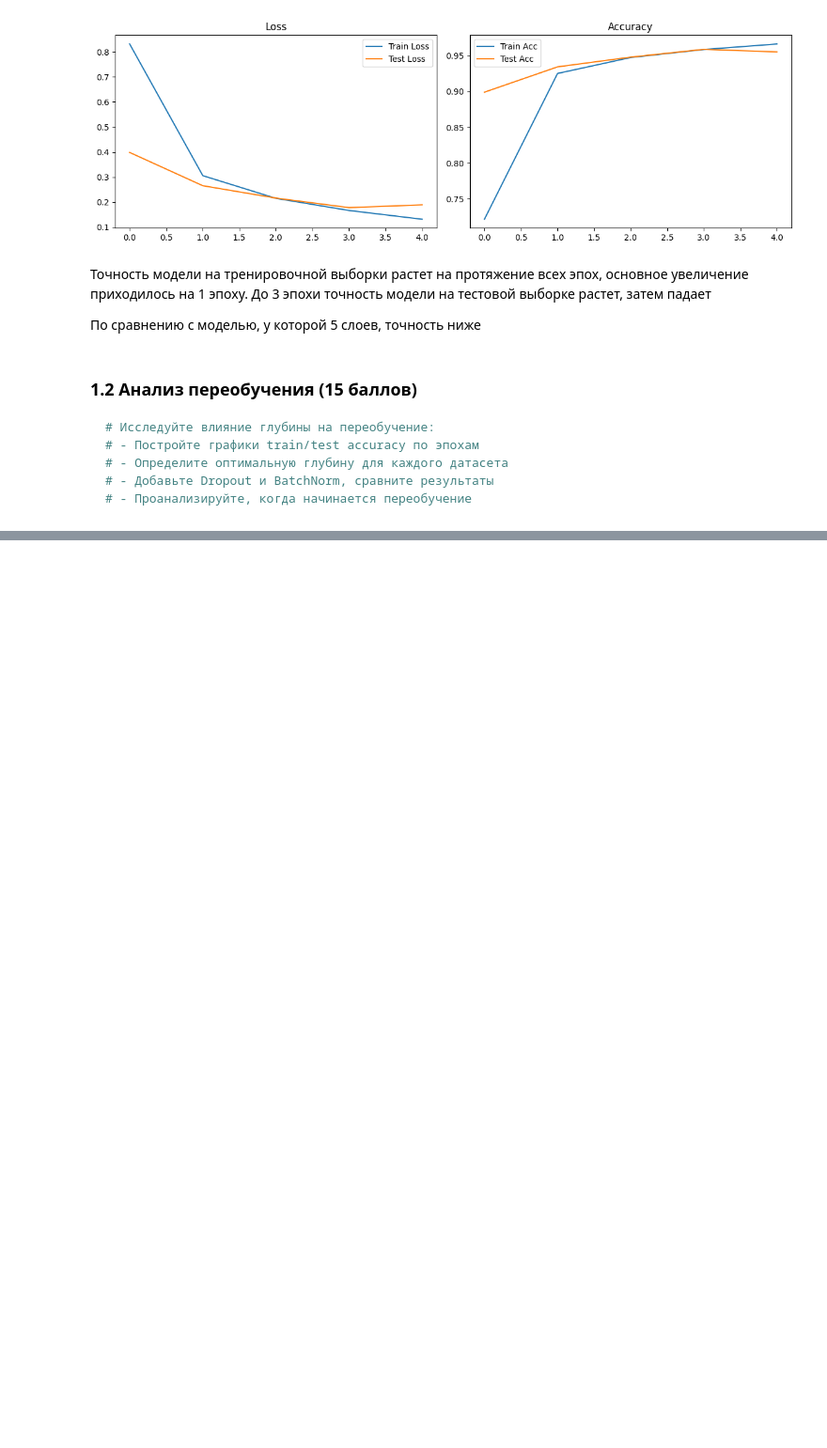
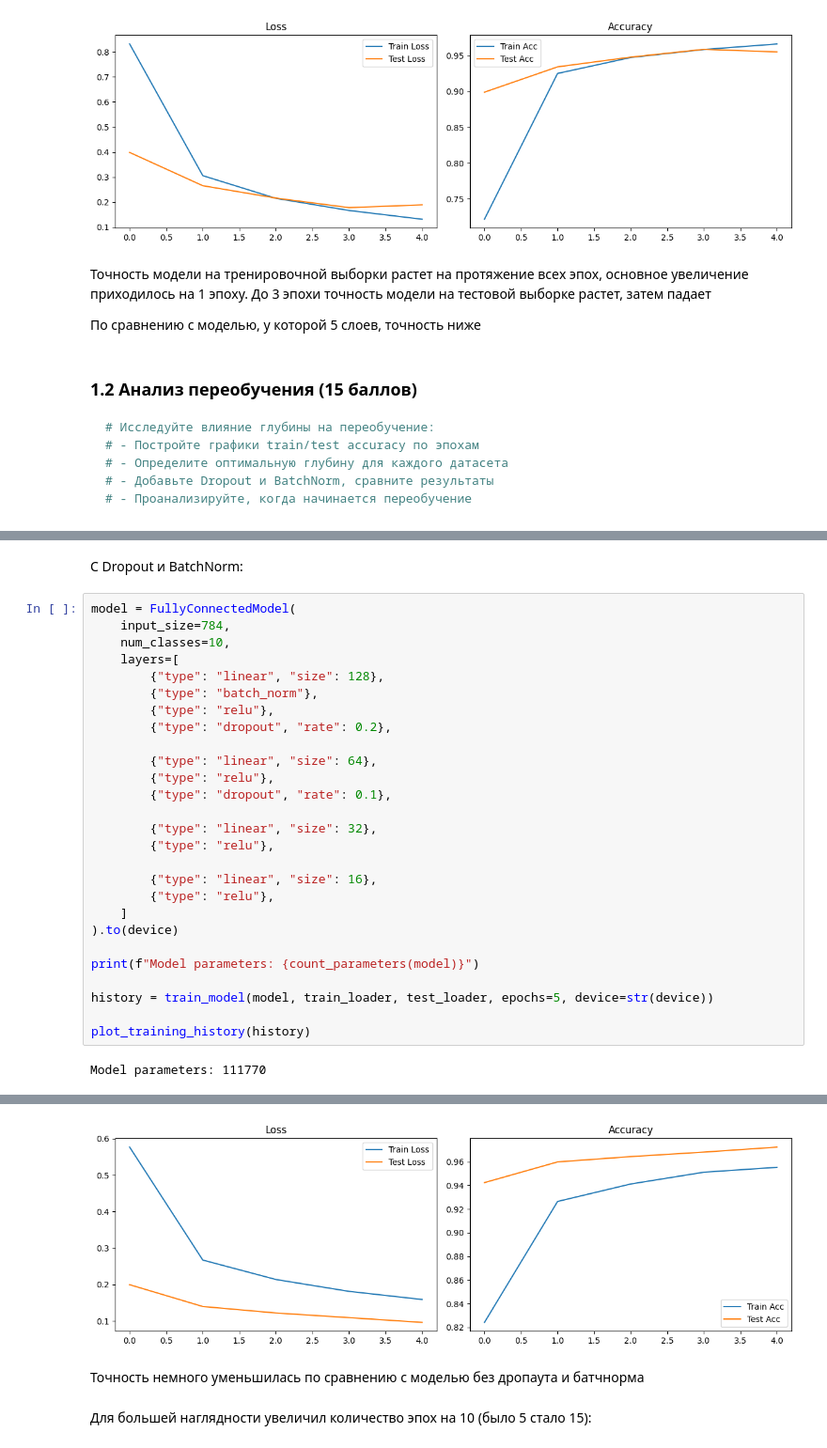
Before and after one commit to experiencedInternetUser/torch, a Jupyter notebook: lesson3-fc-models/homework_depth_experiments.ipynb, the cells around one changed output, grey strips where cells are left out. Shown at 94% size. Drawn from its saved outputs; the diff is of its cells as text; blank space fills up the shorter version.

```diff
--- a/lesson3-fc-models/homework_depth_experiments.ipynb
+++ b/lesson3-fc-models/homework_depth_experiments.ipynb
@@ -274,0 +287,31 @@ Test Loss: 0.1894, Test Acc: 0.9554
+# %% [markdown]
+С Dropout и BatchNorm:
+# %%
+model = FullyConnectedModel(
+    input_size=784,
+    num_classes=10,
+    layers=[
+        {"type": "linear", "size": 128},
+        {"type": "batch_norm"},
+        {"type": "relu"},
+        {"type": "dropout", "rate": 0.2},
+
+        {"type": "linear", "size": 64},
+        {"type": "relu"},
+        {"type": "dropout", "rate": 0.1},
+
+        {"type": "linear", "size": 32},
+        {"type": "relu"},
+
+        {"type": "linear", "size": 16},
+        {"type": "relu"},
+    ]
+).to(device)
+
+print(f"Model parameters: {count_parameters(model)}")
+
+history = train_model(model, train_loader, test_loader, epochs=5, device=str(device))
+
+plot_training_history(history)
+# %% [output]
+Model parameters: 111770
@@ -274,0 +338,5 @@ Test Loss: 0.1894, Test Acc: 0.9554
+[figure, added]
+# %% [markdown]
+Точность немного уменьшилась по сравнению с моделью без дропаута и батчнорма
+# %% [markdown]
+Для большей наглядности увеличил количество эпох на 10 (было 5 стало 15):
```
Also changed, not shown: parts of 11 cells of this notebook, 1 other file.
